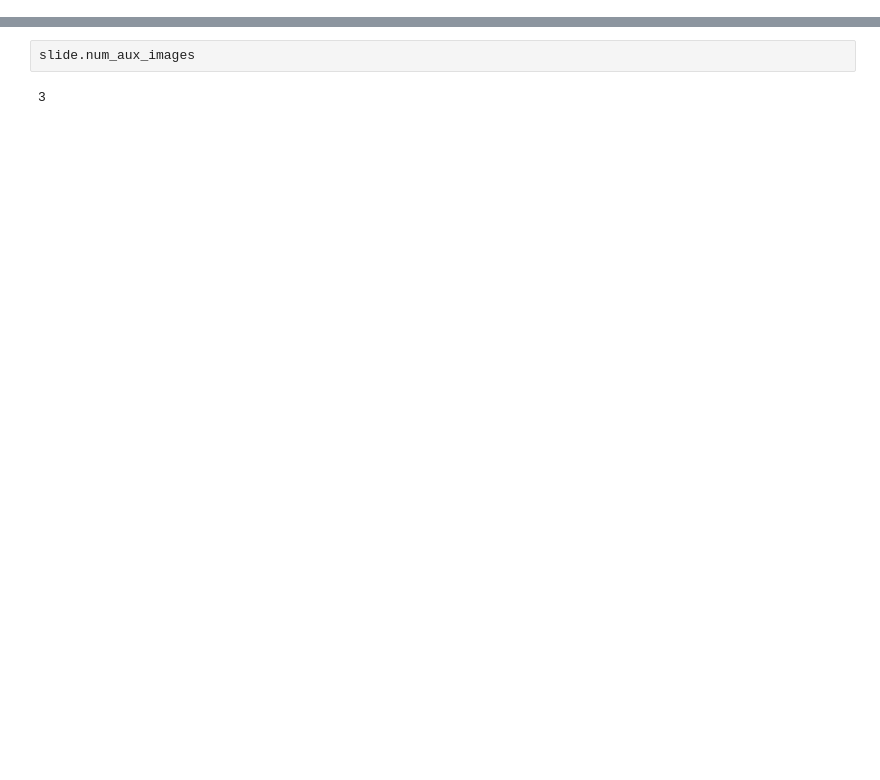
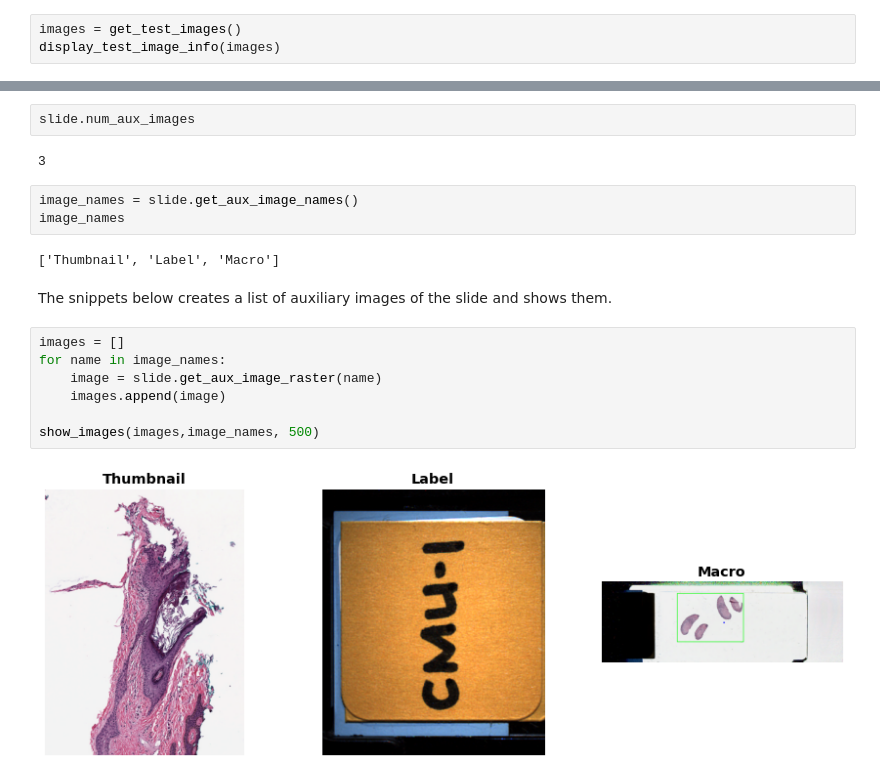
Before and after one commit to Booritas/slideio-tutorial, a Jupyter notebook: general.ipynb, the cells around one changed output, grey strips where cells are left out. Saved outputs shown, nothing was run; the diff lists cells and outputs as text; blank space fills up the shorter version.

```diff
--- a/general.ipynb
+++ b/general.ipynb
@@ -74,0 +54,3 @@ Here is an example of opening of a Slide:
+# %%
+images = get_test_images()
+display_test_image_info(images)
@@ -102,3 +153,19 @@ num_scenes
 slide.num_aux_images
 # %% [output]
 3
+# %%
+image_names = slide.get_aux_image_names()
+image_names
+# %% [output]
+['Thumbnail', 'Label', 'Macro']
+# %% [markdown]
+The snippets below creates a list of auxiliary images of the slide and shows them.
+# %%
+images = []
+for name in image_names:
+    image = slide.get_aux_image_raster(name)
+    images.append(image)
+
+show_images(images,image_names, 500)
+# %% [output]
+[figure, added]
```
Also changed, not shown: parts of 67 cells of this notebook, 2 other files.
